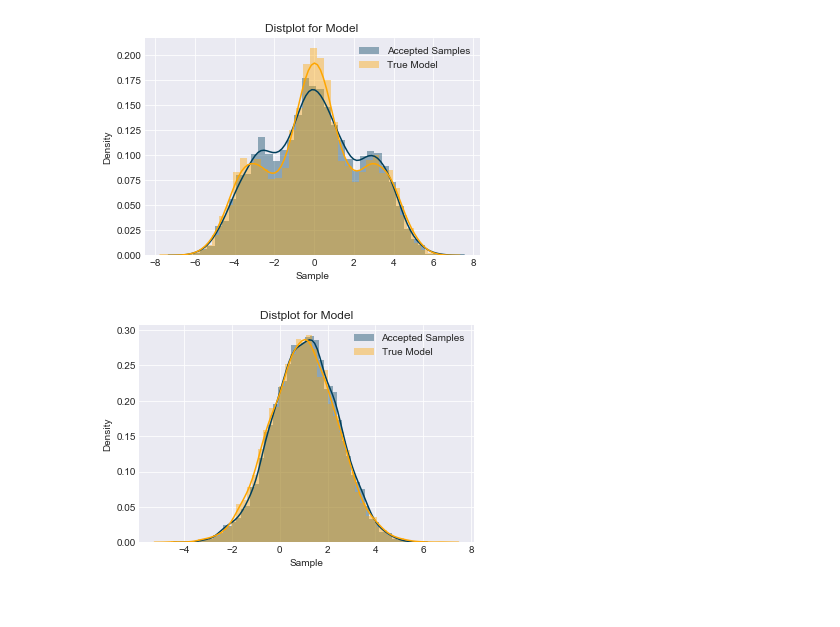
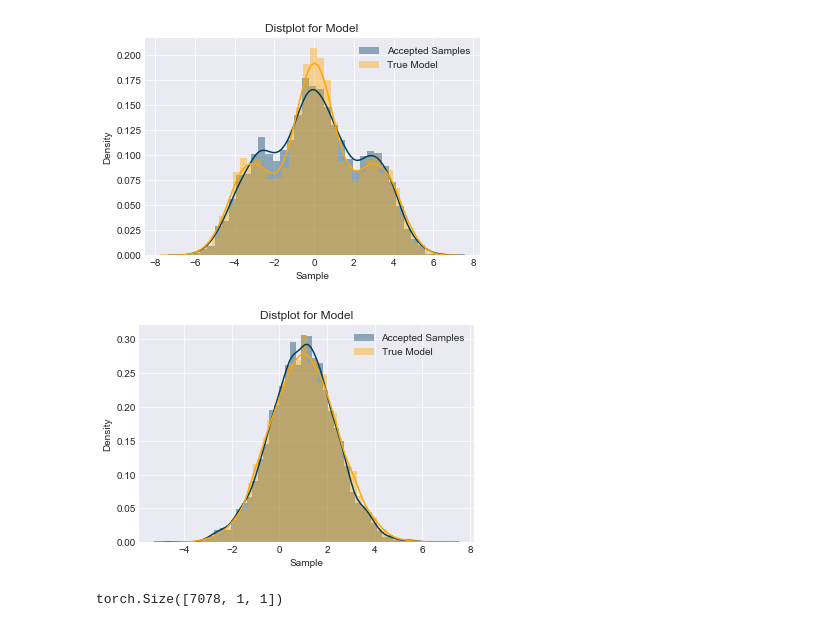
Before and after one commit to nextBillyonair/DPM, a Jupyter notebook: Metroplis-Hastings.ipynb, the cells around one changed output. Drawn from its saved outputs; the diff is of its cells as text; code cells hidden in the pictures.

```diff
--- a/Metroplis-Hastings.ipynb
+++ b/Metroplis-Hastings.ipynb
@@ -48,9 +48,11 @@ plot_hists(samples, true_samples)
 # %%
 m = Normal([1.0], [[2.0]])
 
 mcmc_samples = metropolis_hastings(m)
 samples = m.sample(len(mcmc_samples)).detach().numpy()
 
 plot_hists(mcmc_samples, samples)
+mcmc_samples.shape
 # %% [output]
-[figure, old version]
+[figure, new version]
+torch.Size([7078, 1, 1])
```
Also changed, not shown: parts of 2 cells of this notebook, 1 other file.
